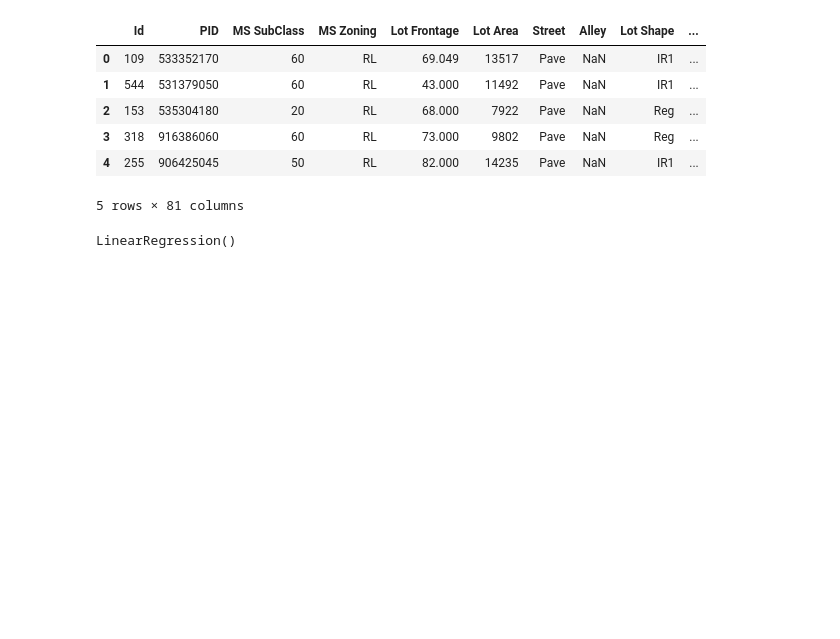
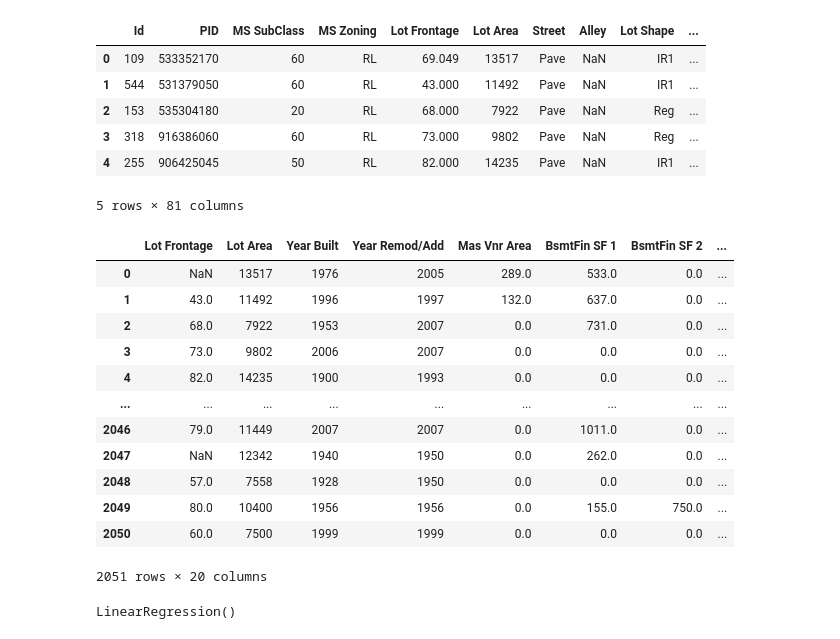
Before and after one commit to EmFib/ames_real_estate_prices, a Jupyter notebook: code/EDA & Modeling.ipynb, the cells around one changed output. Drawn from its saved outputs; the diff is of its cells as text; code cells hidden in the pictures; blank space fills up the shorter version.

```diff
--- a/code/EDA & Modeling.ipynb
+++ b/code/EDA & Modeling.ipynb
@@ -562,6 +562,22 @@ features_num = ['Lot Frontage', 'Lot Area', 'Year Built', 'Year Remod/Add', 'Mas
 
 X = ames[features_num]
 y = ames['SalePrice']
+# %%
+X
+# %% [output]
+|  | Lot Frontage | Lot Area | Year Built | Year Remod/Add | Mas Vnr Area | BsmtFin SF 1 | BsmtFin SF 2 | ... |
+| 0 | NaN | 13517 | 1976 | 2005 | 289.0 | 533.0 | 0.0 | ... |
+| 1 | 43.0 | 11492 | 1996 | 1997 | 132.0 | 637.0 | 0.0 | ... |
+| 2 | 68.0 | 7922 | 1953 | 2007 | 0.0 | 731.0 | 0.0 | ... |
+| 3 | 73.0 | 9802 | 2006 | 2007 | 0.0 | 0.0 | 0.0 | ... |
+| 4 | 82.0 | 14235 | 1900 | 1993 | 0.0 | 0.0 | 0.0 | ... |
+| ... | ... | ... | ... | ... | ... | ... | ... | ... |
+| 2046 | 79.0 | 11449 | 2007 | 2007 | 0.0 | 1011.0 | 0.0 | ... |
+| 2047 | NaN | 12342 | 1940 | 1950 | 0.0 | 262.0 | 0.0 | ... |
+| 2048 | 57.0 | 7558 | 1928 | 1950 | 0.0 | 0.0 | 0.0 | ... |
+| 2049 | 80.0 | 10400 | 1956 | 1956 | 0.0 | 155.0 | 750.0 | ... |
+| 2050 | 60.0 | 7500 | 1999 | 1999 | 0.0 | 0.0 | 0.0 | ... |
+2051 rows × 20 columns
 # %%
 # train-test split
 
```
Also changed, not shown: parts of 8 cells of this notebook, 25 other files.
